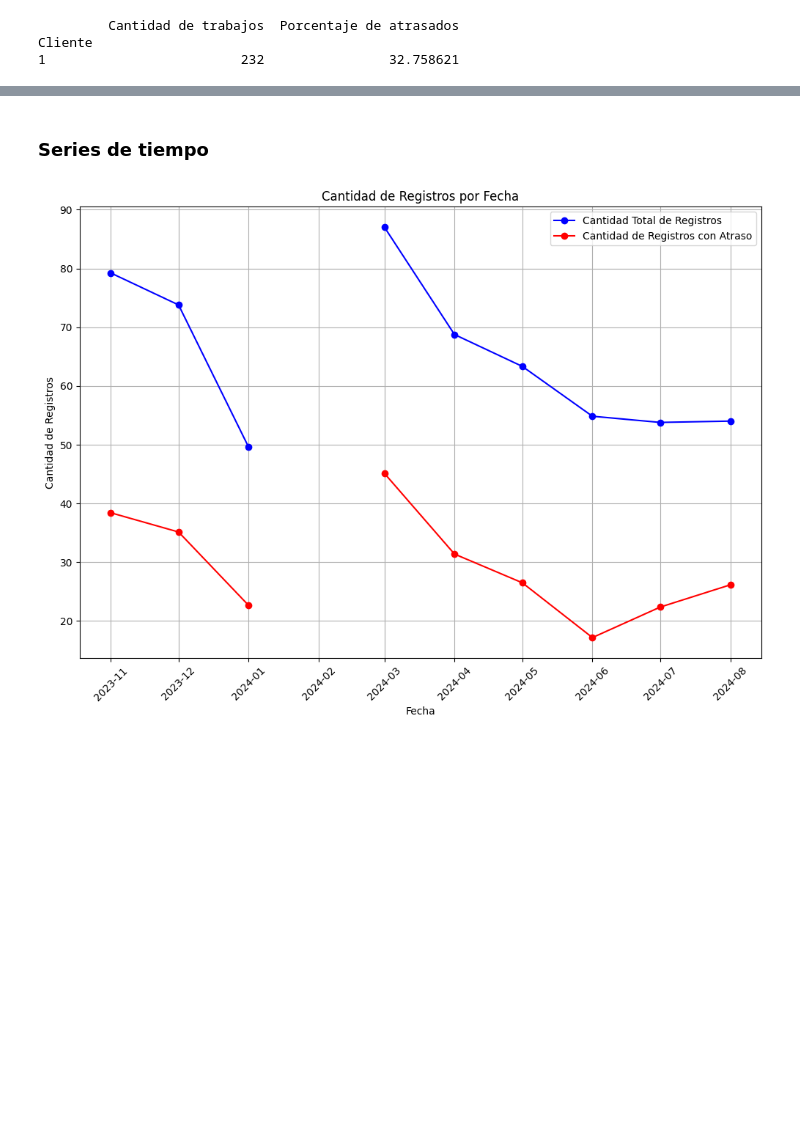
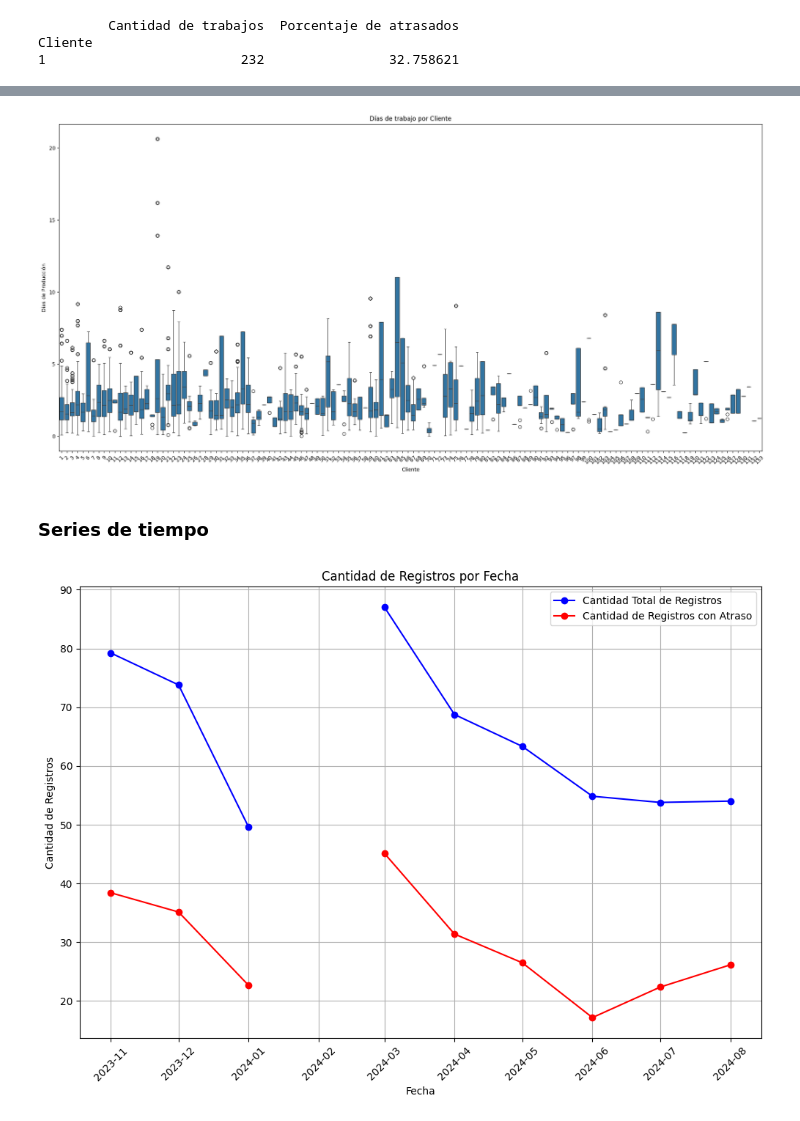
Before and after one commit to AbrilSchafer/Proyecto-Final, a Jupyter notebook: EDA.ipynb, the cells around one changed output, grey strips where cells are left out. Cells and saved outputs as stored; diff of their text form; code cells hidden in the pictures; blank space fills up the shorter version.

```diff
--- a/EDA.ipynb
+++ b/EDA.ipynb
@@ -134,3 +171,18 @@ plt.show()
+# %%
+
+data = pd.DataFrame({'Días Pedido Neto': df['Días Pedido Neto'], 'Cliente': df['Cliente']})
+
+# Generar el boxplot
+plt.figure(figsize=(20, 10))
+sns.boxplot(x='Cliente', y='Días Pedido Neto', data=data)
+plt.title('Días de trabajo por Cliente')
+plt.xlabel('Cliente')
+plt.ylabel('Días de Producción')
+plt.xticks(rotation=45)  # Rotar etiquetas de clientes para mejor visualización
+plt.tight_layout()
+plt.show()
+# %% [output]
+[figure, added]
 # %% [markdown]
 ### Series de tiempo
 # %%
```
Also changed, not shown: parts of 6 cells of this notebook.
